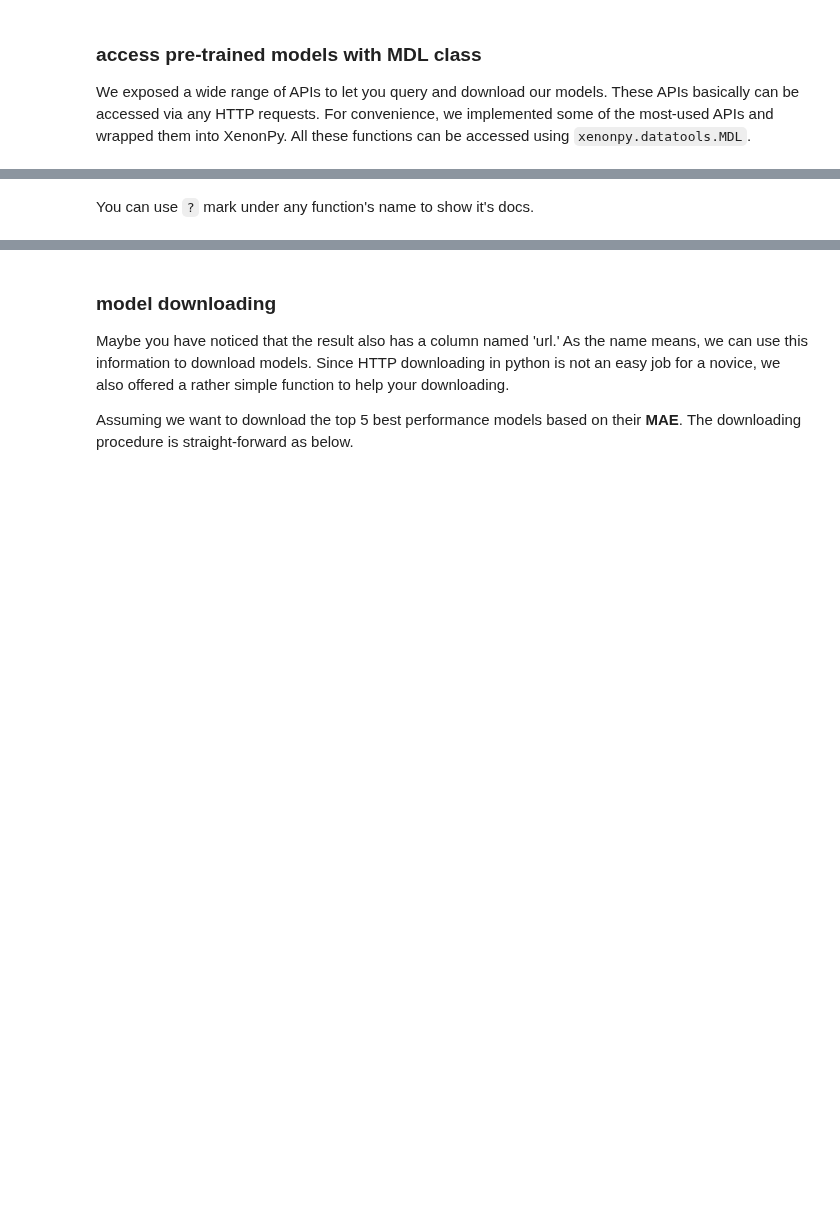
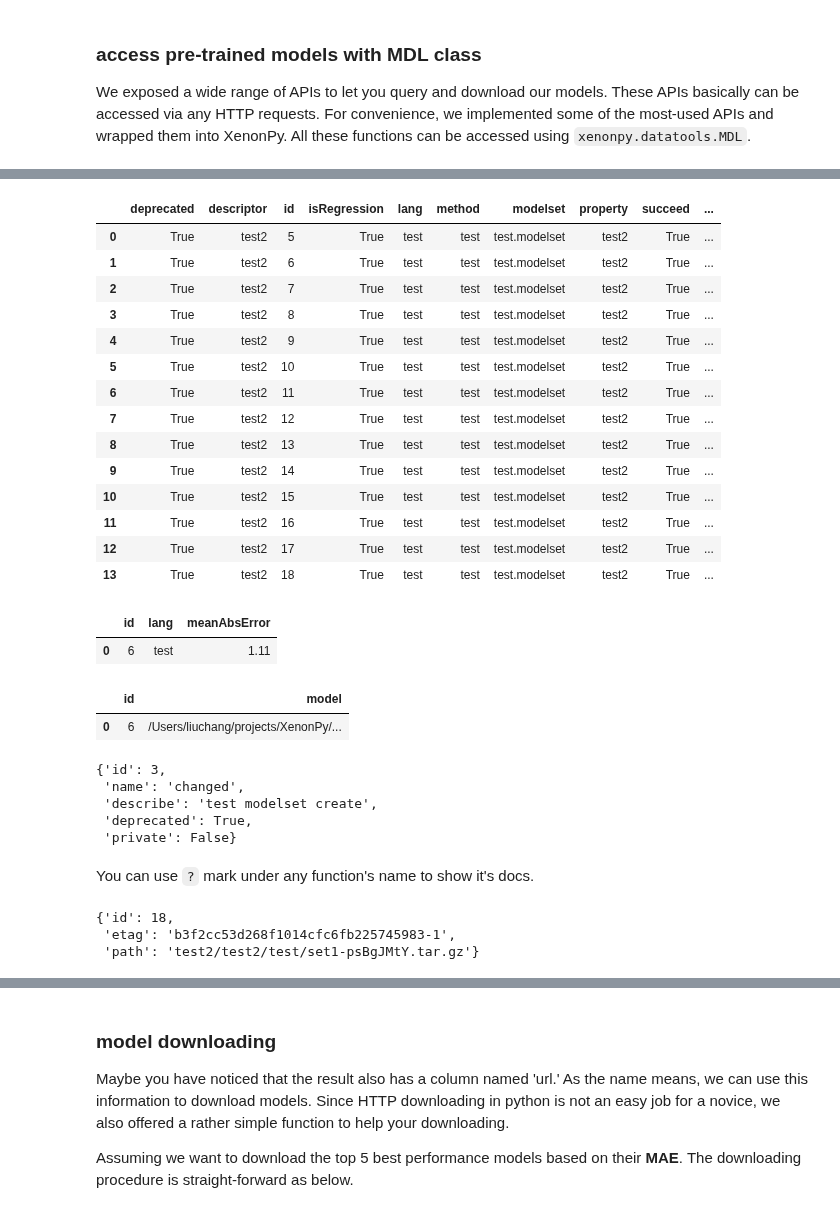
Before and after one commit to yoshida-lab/XenonPy, a Jupyter notebook: samples/pre-trained_model_library.ipynb, the cells around one changed output, grey strips where cells are left out. Drawn from its saved outputs; the diff is of its cells as text; code cells hidden in the pictures; blank space fills up the shorter version.

```diff
--- a/samples/pre-trained_model_library.ipynb
+++ b/samples/pre-trained_model_library.ipynb
@@ -48,0 +93,18 @@ summary = mdl(
+# %%
+mdl.list_models_with_descriptor(name='test2')()
+# %% [output]
+|  | deprecated | descriptor | id | isRegression | lang | method | modelset | property | succeed | ... |
+| 0 | True | test2 | 5 | True | test | test | test.modelset | test2 | True | ... |
+| 1 | True | test2 | 6 | True | test | test | test.modelset | test2 | True | ... |
+| 2 | True | test2 | 7 | True | test | test | test.modelset | test2 | True | ... |
+| 3 | True | test2 | 8 | True | test | test | test.modelset | test2 | True | ... |
+| 4 | True | test2 | 9 | True | test | test | test.modelset | test2 | True | ... |
+| 5 | True | test2 | 10 | True | test | test | test.modelset | test2 | True | ... |
+| 6 | True | test2 | 11 | True | test | test | test.modelset | test2 | True | ... |
+| 7 | True | test2 | 12 | True | test | test | test.modelset | test2 | True | ... |
+| 8 | True | test2 | 13 | True | test | test | test.modelset | test2 | True | ... |
+| 9 | True | test2 | 14 | True | test | test | test.modelset | test2 | True | ... |
+| 10 | True | test2 | 15 | True | test | test | test.modelset | test2 | True | ... |
+| 11 | True | test2 | 16 | True | test | test | test.modelset | test2 | True | ... |
+| 12 | True | test2 | 17 | True | test | test | test.modelset | test2 | True | ... |
+| 13 | True | test2 | 18 | True | test | test | test.modelset | test2 | True | ... |
@@ -49,2 +115,20 @@ summary = mdl(
+# %%
+tmp
+# %% [output]
+|  | id | lang | meanAbsError |
+| 0 | 6 | test | 1.11 |
+# %%
+mdl.pull(tmp)
+# %% [output]
+|  | id | model |
+| 0 | 6 | /Users/liuchang/projects/XenonPy/... |
+# %%
+mdl.update_modelset(modelset_id=3, name='changed', deprecated=True)()
+# %% [output]
+{'id': 3,
+ 'name': 'changed',
+ 'describe': 'test modelset create',
+ 'deprecated': True,
+ 'private': False}
 # %% [markdown]
 You can use `?` mark under any function's name to show it's docs.
@@ -50,0 +153,6 @@ You can use `?` mark under any function's name to show it's docs.
+# %%
+ret
+# %% [output]
+{'id': 18,
+ 'etag': 'b3f2cc53d268f1014cfc6fb225745983-1',
+ 'path': 'test2/test2/test/set1-psBgJMtY.tar.gz'}
```
Also changed, not shown: parts of 18 cells of this notebook, 7 other files.
